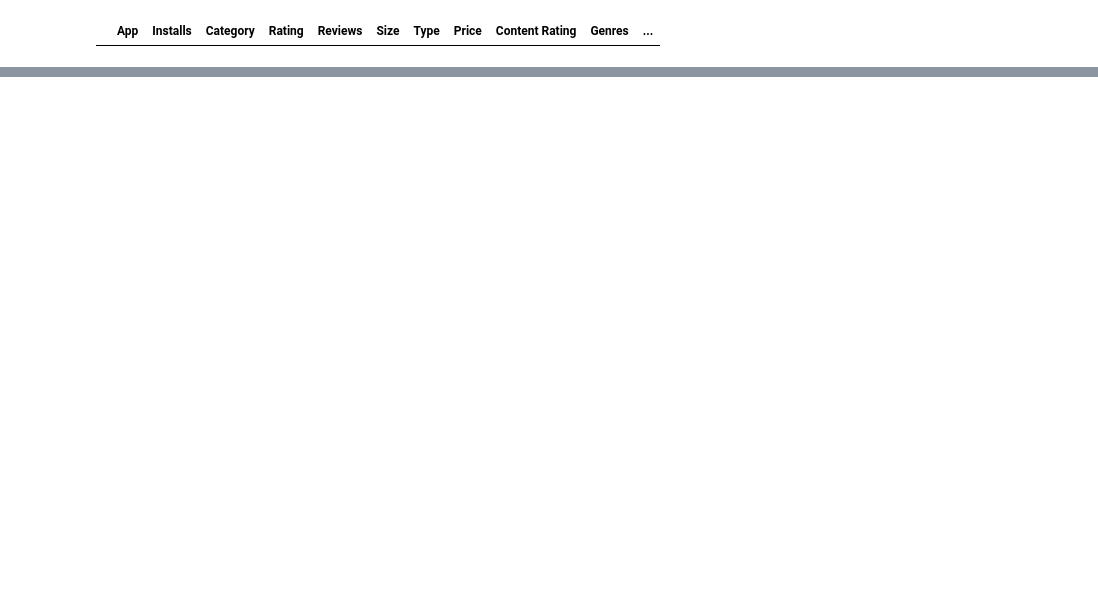
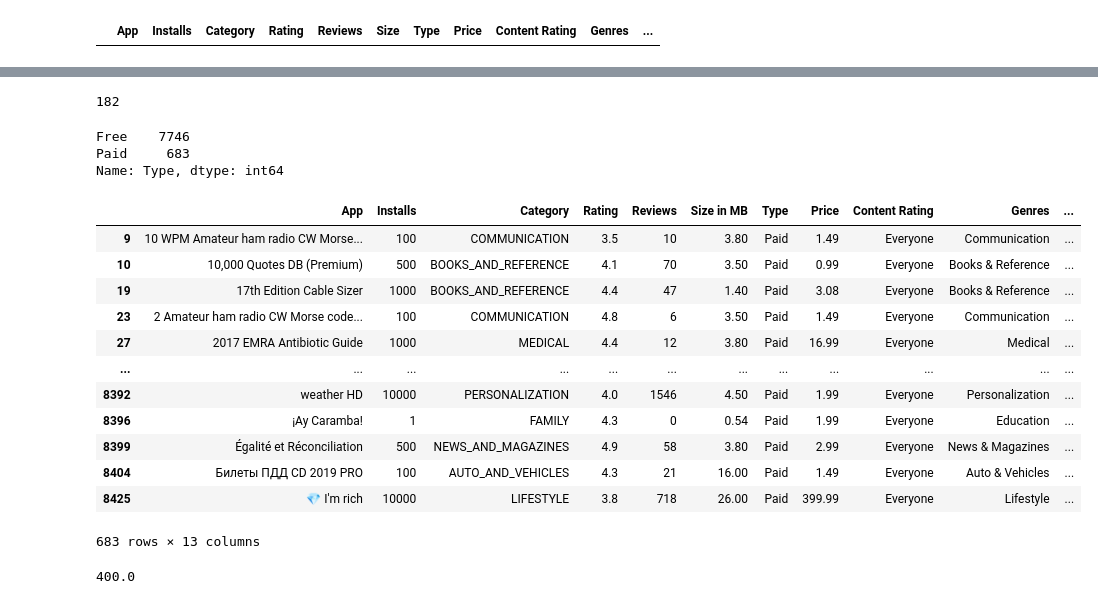
Before and after one commit to Mahima2208/EDA_PlayStore_Apps_Analysis, a Jupyter notebook: MAHIMA_PHALKEY_Play_Store_App_Review_Analysis_Capstone_Project.ipynb, the cells around one changed output, grey strips where cells are left out. Saved outputs shown, nothing was run; the diff lists cells and outputs as text; code cells hidden in the pictures; blank space fills up the shorter version.

```diff
--- a/MAHIMA_PHALKEY_Play_Store_App_Review_Analysis_Capstone_Project.ipynb
+++ b/MAHIMA_PHALKEY_Play_Store_App_Review_Analysis_Capstone_Project.ipynb
@@ -430,0 +565,30 @@ play_store_df_1['Last Updated'] = pd.to_datetime(play_store_df_1['Last Updated']
+# %%
+play_store_df_1['Size in MB'].value_counts().max()
+# %% [output]
+182
+# %%
+play_store_df_1['Type'].value_counts()
+# %% [output]
+Free    7746
+Paid     683
+Name: Type, dtype: int64
+# %%
+play_store_df_1[play_store_df_1['Type']=='Paid']
+# %% [output]
+|  | App | Installs | Category | Rating | Reviews | Size in MB | Type | Price | Content Rating | Genres | ... |
+| 9 | 10 WPM Amateur ham radio CW Morse... | 100 | COMMUNICATION | 3.5 | 10 | 3.80 | Paid | 1.49 | Everyone | Communication | ... |
+| 10 | 10,000 Quotes DB (Premium) | 500 | BOOKS_AND_REFERENCE | 4.1 | 70 | 3.50 | Paid | 0.99 | Everyone | Books & Reference | ... |
+| 19 | 17th Edition Cable Sizer | 1000 | BOOKS_AND_REFERENCE | 4.4 | 47 | 1.40 | Paid | 3.08 | Everyone | Books & Reference | ... |
+| 23 | 2 Amateur ham radio CW Morse code... | 100 | COMMUNICATION | 4.8 | 6 | 3.50 | Paid | 1.49 | Everyone | Communication | ... |
+| 27 | 2017 EMRA Antibiotic Guide | 1000 | MEDICAL | 4.4 | 12 | 3.80 | Paid | 16.99 | Everyone | Medical | ... |
+| ... | ... | ... | ... | ... | ... | ... | ... | ... | ... | ... | ... |
+| 8392 | weather HD | 10000 | PERSONALIZATION | 4.0 | 1546 | 4.50 | Paid | 1.99 | Everyone | Personalization | ... |
+| 8396 | ¡Ay Caramba! | 1 | FAMILY | 4.3 | 0 | 0.54 | Paid | 1.99 | Everyone | Education | ... |
+| 8399 | Égalité et Réconciliation | 500 | NEWS_AND_MAGAZINES | 4.9 | 58 | 3.80 | Paid | 2.99 | Everyone | News & Magazines | ... |
+| 8404 | Билеты ПДД CD 2019 PRO | 100 | AUTO_AND_VEHICLES | 4.3 | 21 | 16.00 | Paid | 1.49 | Everyone | Auto & Vehicles | ... |
+| 8425 | 💎 I'm rich | 10000 | LIFESTYLE | 3.8 | 718 | 26.00 | Paid | 399.99 | Everyone | Lifestyle | ... |
+683 rows × 13 columns
+# %%
+play_store_df_1['Price'].max()
+# %% [output]
+400.0
```
Also changed, not shown: parts of 19 cells of this notebook.
